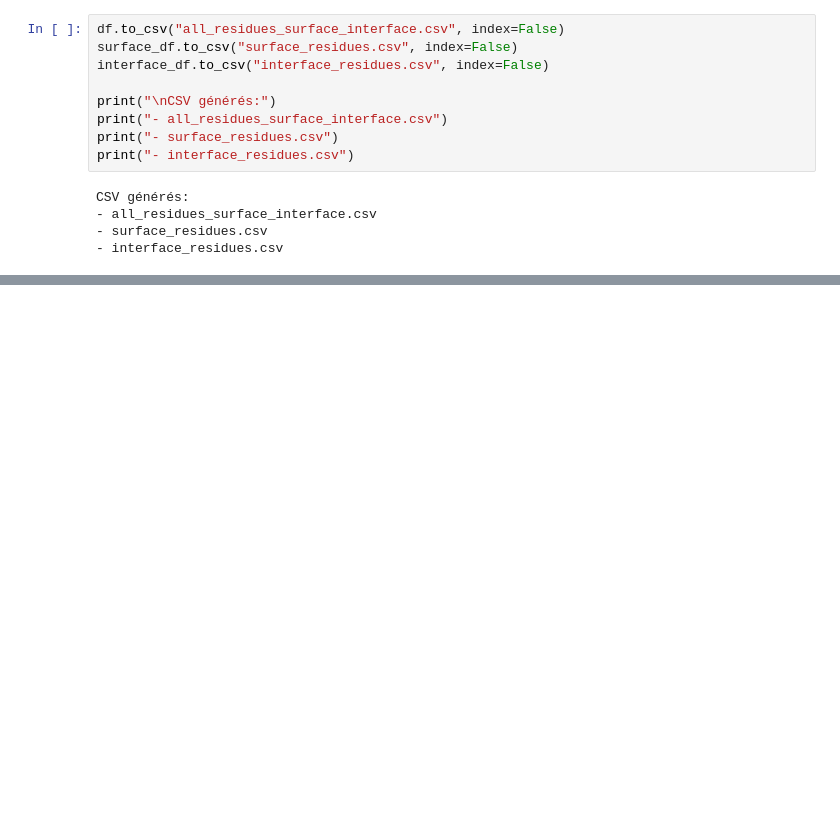
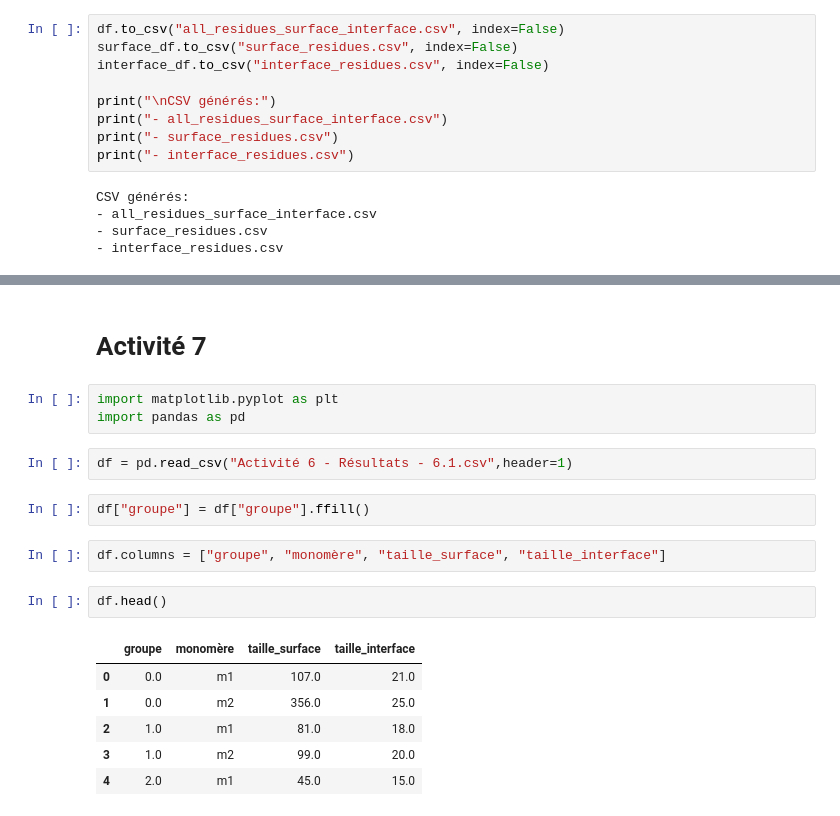
Before and after one commit to firdaouseloua/Protein_Surface_Interface, a Jupyter notebook: SASA.ipynb, the cells around one changed output, grey strips where cells are left out. Cells and saved outputs as stored; diff of their text form; blank space fills up the shorter version.

```diff
--- a/SASA.ipynb
+++ b/SASA.ipynb
@@ -252,0 +356,20 @@ CSV générés:
+# %% [markdown]
+# Activité 7
+# %%
+import matplotlib.pyplot as plt
+import pandas as pd
+# %%
+df = pd.read_csv("Activité 6 - Résultats - 6.1.csv",header=1)
+# %%
+df["groupe"] = df["groupe"].ffill()
+# %%
+df.columns = ["groupe", "monomère", "taille_surface", "taille_interface"]
+# %%
+df.head()
+# %% [output]
+|  | groupe | monomère | taille_surface | taille_interface |
+| 0 | 0.0 | m1 | 107.0 | 21.0 |
+| 1 | 0.0 | m2 | 356.0 | 25.0 |
+| 2 | 1.0 | m1 | 81.0 | 18.0 |
+| 3 | 1.0 | m2 | 99.0 | 20.0 |
+| 4 | 2.0 | m1 | 45.0 | 15.0 |
```
Also changed, not shown: parts of 25 cells of this notebook.
